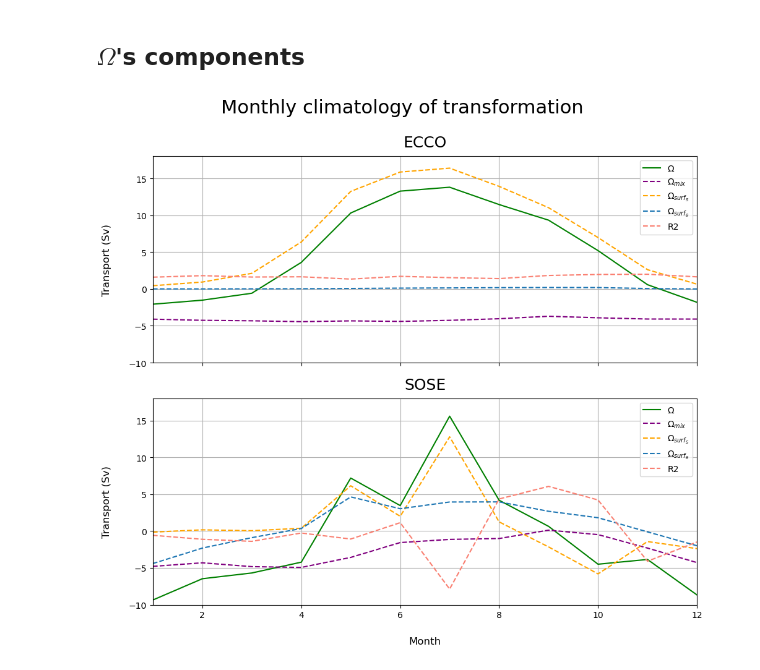
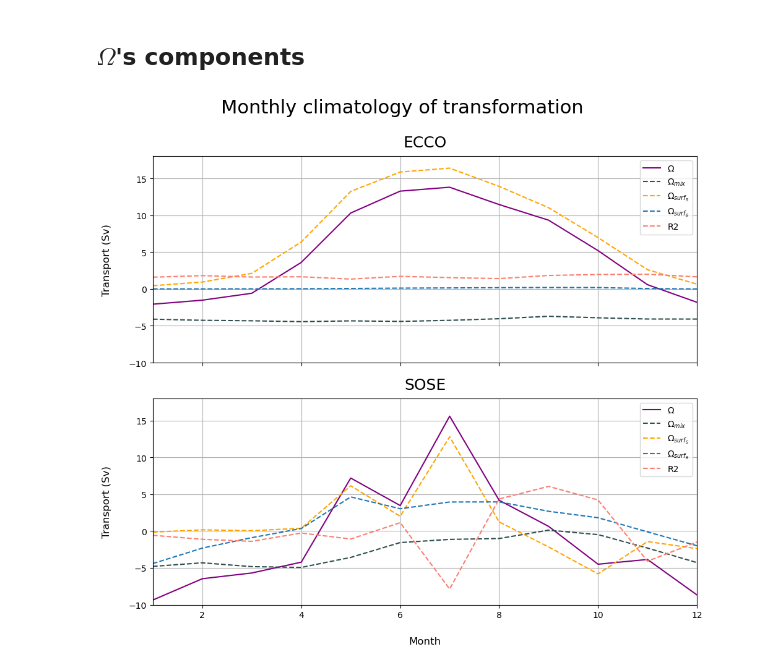
Before and after one commit to shanicetbailey/chapter1, a Jupyter notebook: stacked-figs/clim.ipynb, the cells around one changed output. Cells and saved outputs as stored; diff of their text form; code cells hidden in the pictures.

```diff
--- a/stacked-figs/clim.ipynb
+++ b/stacked-figs/clim.ipynb
@@ -123,34 +138,34 @@ plt.savefig('clim-stacked.pdf', transparent=True);
 # %%
 fig, (ax0,ax1) = plt.subplots(2,1, figsize=(10,9), sharex=True)
 
-bot_ecco.omega_clim.plot(label=r'$\Omega$', color='green', ax=ax0)
-bot_ecco.omega_mix__clim.plot(label=r'$\Omega_{mix}$', color='purple', linestyle='dashed', ax=ax0)
+bot_ecco.omega_clim.plot(label=r'$\Omega$', color='purple', ax=ax0)
+bot_ecco.omega_mix__clim.plot(label=r'$\Omega_{mix}$', color='darkslategrey', linestyle='dashed', ax=ax0)
 bot_ecco.omega_surf_slt_clim.plot(label=r'$\Omega_{surf_S}$', color='orange', linestyle='dashed', ax=ax0)
 bot_ecco.omega_surf_th_clim.plot(label=r'$\Omega_{surf_\theta}$', color='C0', linestyle='dashed', ax=ax0)
 bot_ecco.R2_clim.plot(label='R2', color='salmon', linestyle='--', ax=ax0)
 ax0.set_xlabel('')
 ax0.set_ylabel(r'Transport (Sv)', fontsize=12, labelpad=20)
 ax0.legend()
 ax0.grid()
 ax0.set_title('ECCO', fontsize=18, pad=11)
 ax0.set_ylim(-10,18)
 ax0.set_xlim(1, 12)
 
-bot_sose.omega_clim.plot(label=r'$\Omega$', color='green', ax=ax1)
-bot_sose.omega_mix__clim.plot(label=r'$\Omega_{mix}$', color='purple', linestyle='dashed', ax=ax1)
+bot_sose.omega_clim.plot(label=r'$\Omega$', color='purple', ax=ax1)
+bot_sose.omega_mix__clim.plot(label=r'$\Omega_{mix}$', color='darkslategrey', linestyle='dashed', ax=ax1)
 bot_sose.omega_surf_slt_clim.plot(label=r'$\Omega_{surf_S}$', color='orange', linestyle='dashed', ax=ax1)
 bot_sose.omega_surf_th_clim.plot(label=r'$\Omega_{surf_\theta}$', color='C0', linestyle='dashed', ax=ax1)
 bot_sose.R2_clim.plot(label='R2', color='salmon', linestyle='--', ax=ax1)
 ax1.grid()
 ax1.legend()
 ax1.set_xlabel('Month', fontsize=12, labelpad=20)
 ax1.set_ylabel(r'Transport (Sv)', fontsize=12, labelpad=20)
 ax1.set_title('SOSE', fontsize=18, pad=11)
 ax1.set_ylim(-10,18)
 
 
 plt.suptitle('Monthly climatology of transformation', fontsize=22, y=1)
 plt.tight_layout()
 plt.savefig('clim-omegas-stacked.pdf', transparent=True);
 # %% [output]
-[figure, old version]
+[figure, new version]
```
Also changed, not shown: parts of 3 cells of this notebook, 1 other file.
